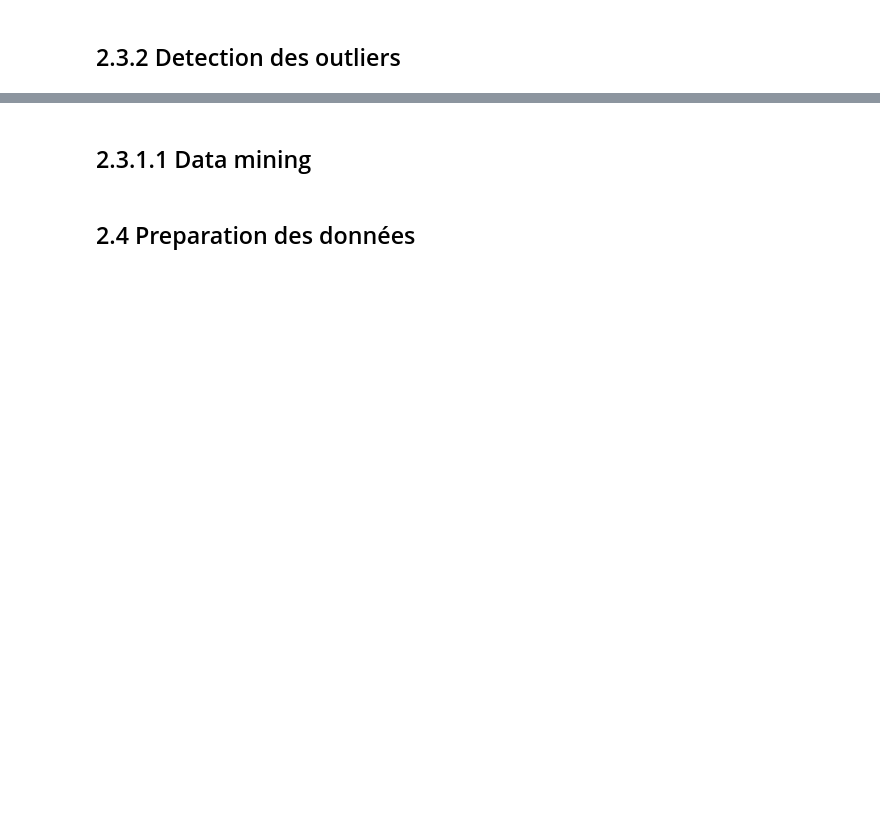
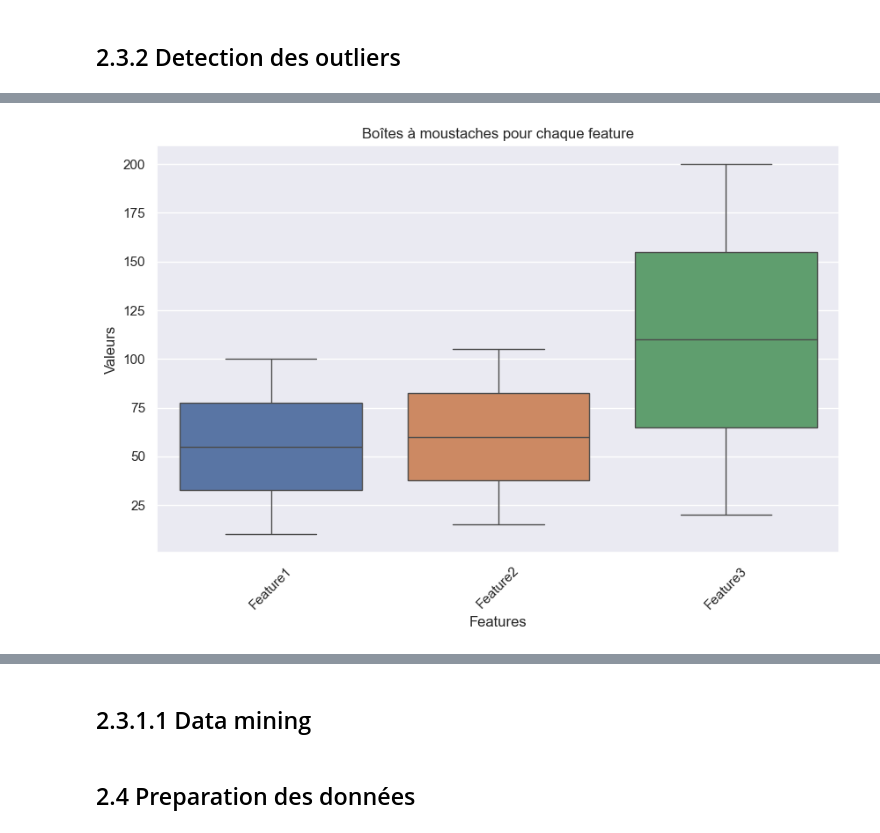
Before and after one commit to Nada-Lahbib/Project_10_Detection_des_faux_billets_avec_Python, a Jupyter notebook: notebooks/LAHBIB_Nada_1_notebook_022024.ipynb, the cells around one changed output, grey strips where cells are left out. Cells and saved outputs as stored; diff of their text form; code cells hidden in the pictures; blank space fills up the shorter version.

```diff
--- a/notebooks/LAHBIB_Nada_1_notebook_022024.ipynb
+++ b/notebooks/LAHBIB_Nada_1_notebook_022024.ipynb
@@ -421,0 +419,22 @@ La distribution de la variable "longueur" montre que les mesures des faux billet
+# %%
+
+
+# Créer un dataframe de données exemple (vous devez remplacer ceci par vos propres données)
+data = {
+    'Feature1': [10, 20, 30, 40, 50, 60, 70, 80, 90, 100],
+    'Feature2': [15, 25, 35, 45, 55, 65, 75, 85, 95, 105],
+    'Feature3': [20, 40, 60, 80, 100, 120, 140, 160, 180, 200]
+}
+
+df = pd.DataFrame(data)
+
+# Tracer les boîtes à moustaches pour chaque feature
+plt.figure(figsize=(10, 6))
+sns.boxplot(data=df)
+plt.title('Boîtes à moustaches pour chaque feature')
+plt.xlabel('Features')
+plt.ylabel('Valeurs')
+plt.xticks(rotation=45)  # Rotation des étiquettes d'axe x pour une meilleure lisibilité
+plt.show()
+# %% [output]
+[figure, added]
```
Also changed, not shown: parts of 9 cells of this notebook.
